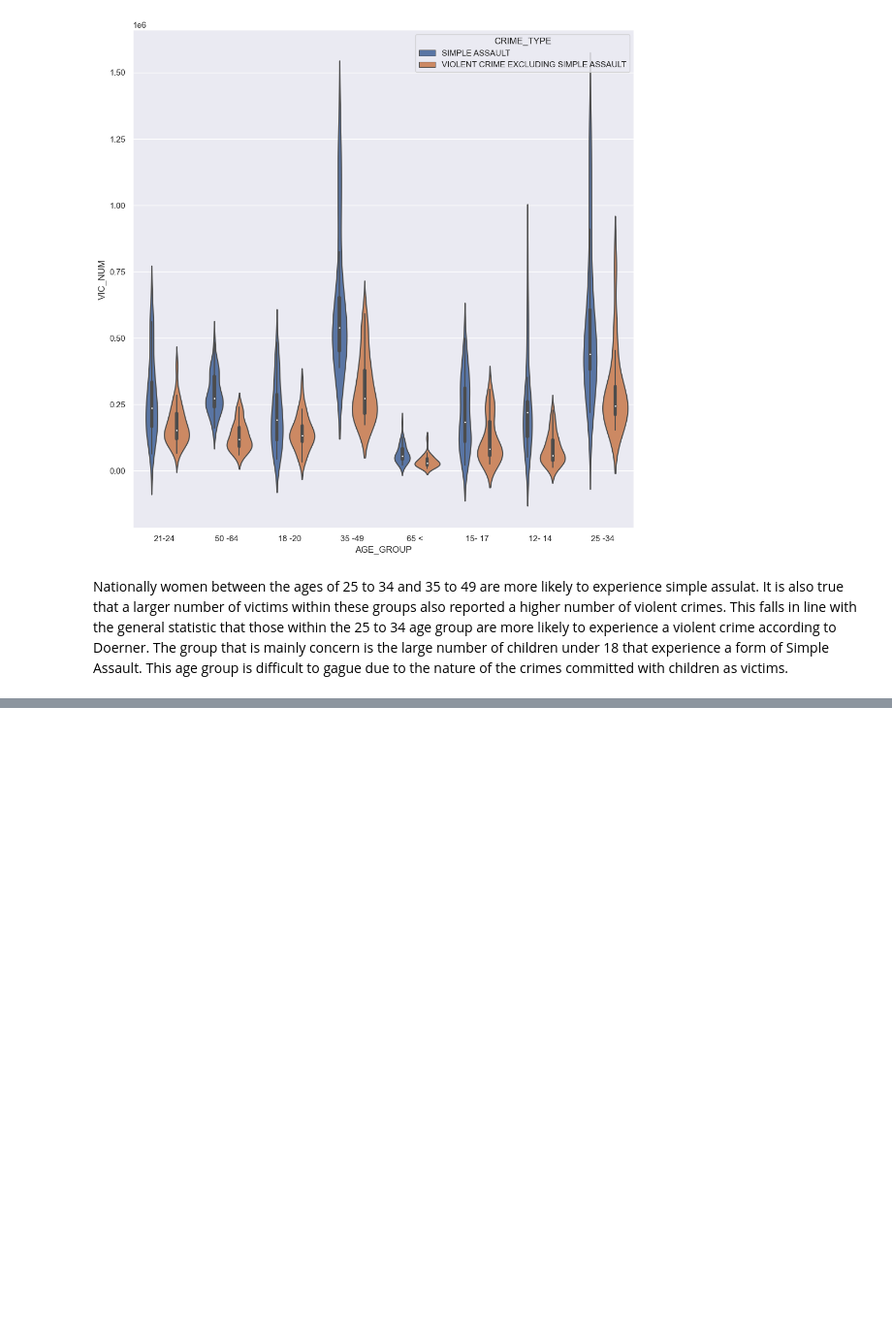
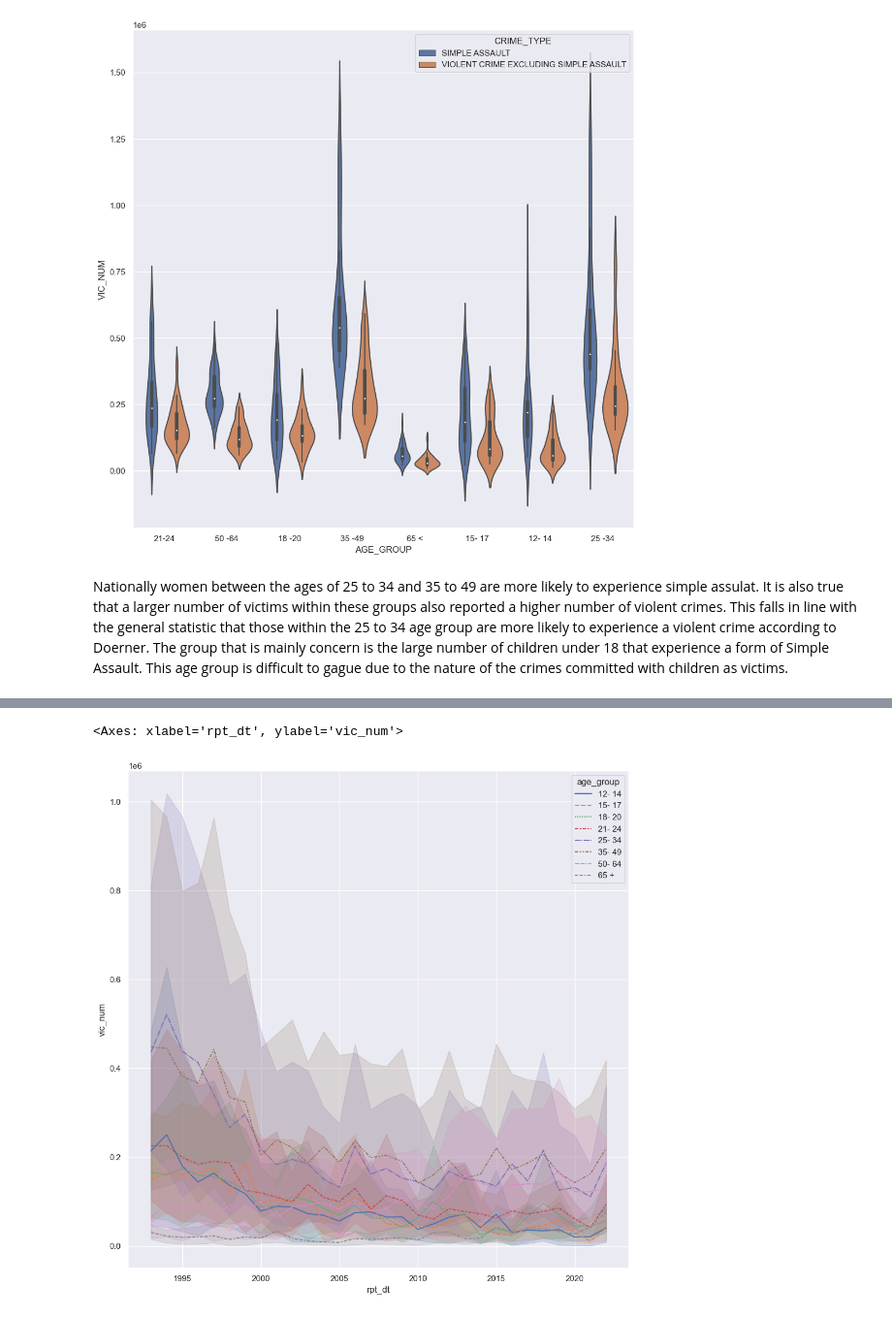
Before and after one commit to accoffin12/CrimeVictimAnalysis_Capstone, a Jupyter notebook: Crime Victim Data Exploration Analysis.ipynb, the cells around one changed output, grey strips where cells are left out. Shown at 97% size. Drawn from its saved outputs; the diff is of its cells as text; code cells hidden in the pictures; blank space fills up the shorter version.

```diff
--- a/Crime Victim Data Exploration Analysis.ipynb
+++ b/Crime Victim Data Exploration Analysis.ipynb
@@ -295,0 +327,5 @@ Nationally women between the ages of 25 to 34 and 35 to 49 are more likely to ex
+# %%
+sns.lineplot(data=NCVS_AgeSeg, x='rpt_dt', y='vic_num', hue='age_group', style='age_group')
+# %% [output]
+<Axes: xlabel='rpt_dt', ylabel='vic_num'>
+[figure, added]
```
Also changed, not shown: parts of 6 cells of this notebook, 1 other file.
